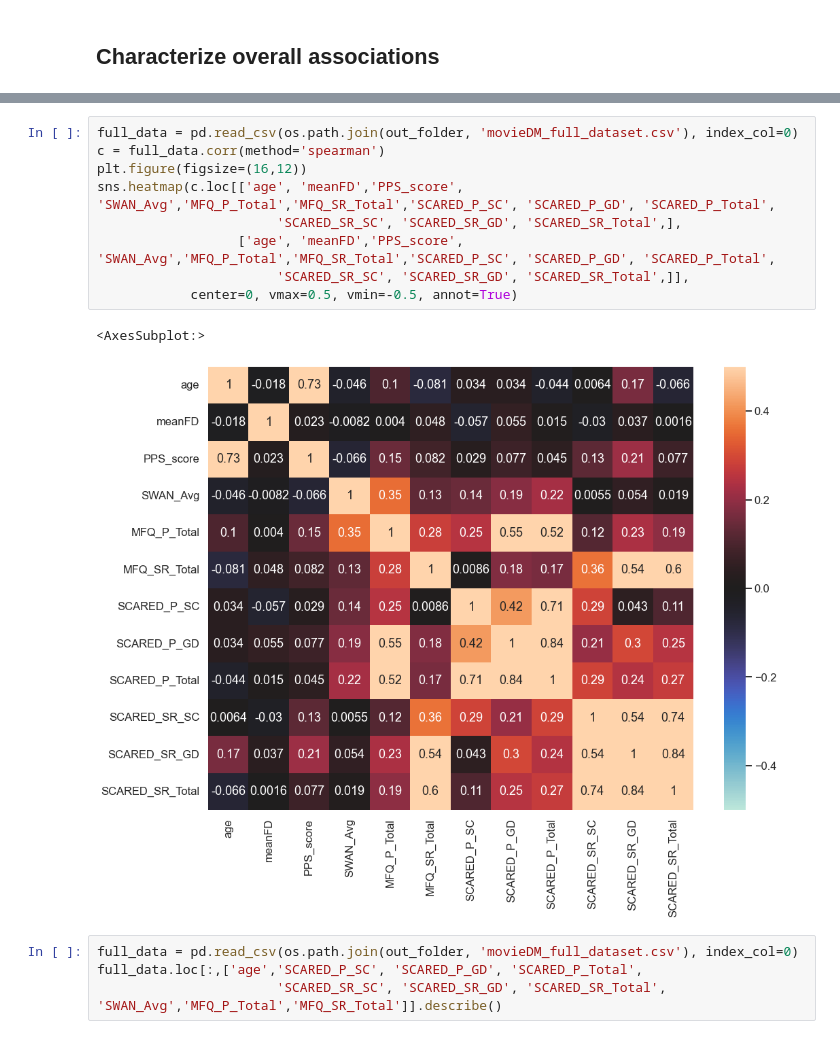
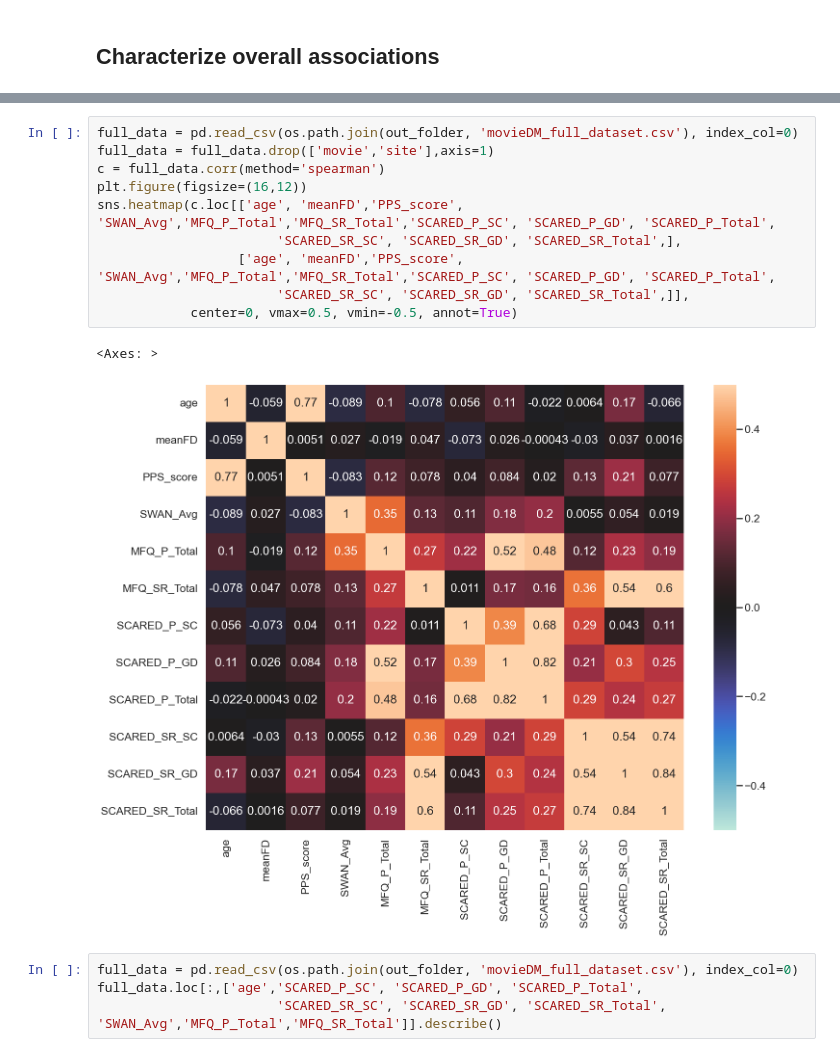
Before and after one commit to catcamacho/hbn_brain_states_gen_anx, a Jupyter notebook: 3_IndividualDifferences.ipynb, the cells around one changed output, grey strips where cells are left out. Drawn from its saved outputs; the diff is of its cells as text.

```diff
--- a/3_IndividualDifferences.ipynb
+++ b/3_IndividualDifferences.ipynb
@@ -327,16 +316,17 @@ sns.heatmap(c.loc[sxs, vois],center=0, vmax=0.5, vmin=-0.5, annot=True)
 [figure]
 # %%
 full_data = pd.read_csv(os.path.join(out_folder, 'movieDM_full_dataset.csv'), index_col=0)
+full_data = full_data.drop(['movie','site'],axis=1)
 c = full_data.corr(method='spearman')
 plt.figure(figsize=(16,12))
 sns.heatmap(c.loc[['age', 'meanFD','PPS_score', 'SWAN_Avg','MFQ_P_Total','MFQ_SR_Total','SCARED_P_SC', 'SCARED_P_GD', 'SCARED_P_Total',
                        'SCARED_SR_SC', 'SCARED_SR_GD', 'SCARED_SR_Total',],
                   ['age', 'meanFD','PPS_score', 'SWAN_Avg','MFQ_P_Total','MFQ_SR_Total','SCARED_P_SC', 'SCARED_P_GD', 'SCARED_P_Total',
                        'SCARED_SR_SC', 'SCARED_SR_GD', 'SCARED_SR_Total',]],
             center=0, vmax=0.5, vmin=-0.5, annot=True)
 # %% [output]
-<AxesSubplot:>
+<Axes: >
-[figure, old version]
+[figure, new version]
 # %%
 full_data = pd.read_csv(os.path.join(out_folder, 'movieDM_full_dataset.csv'), index_col=0)
 full_data.loc[:,['age','SCARED_P_SC', 'SCARED_P_GD', 'SCARED_P_Total',
```
Also changed, not shown: parts of 16 cells of this notebook, 4 other files.
